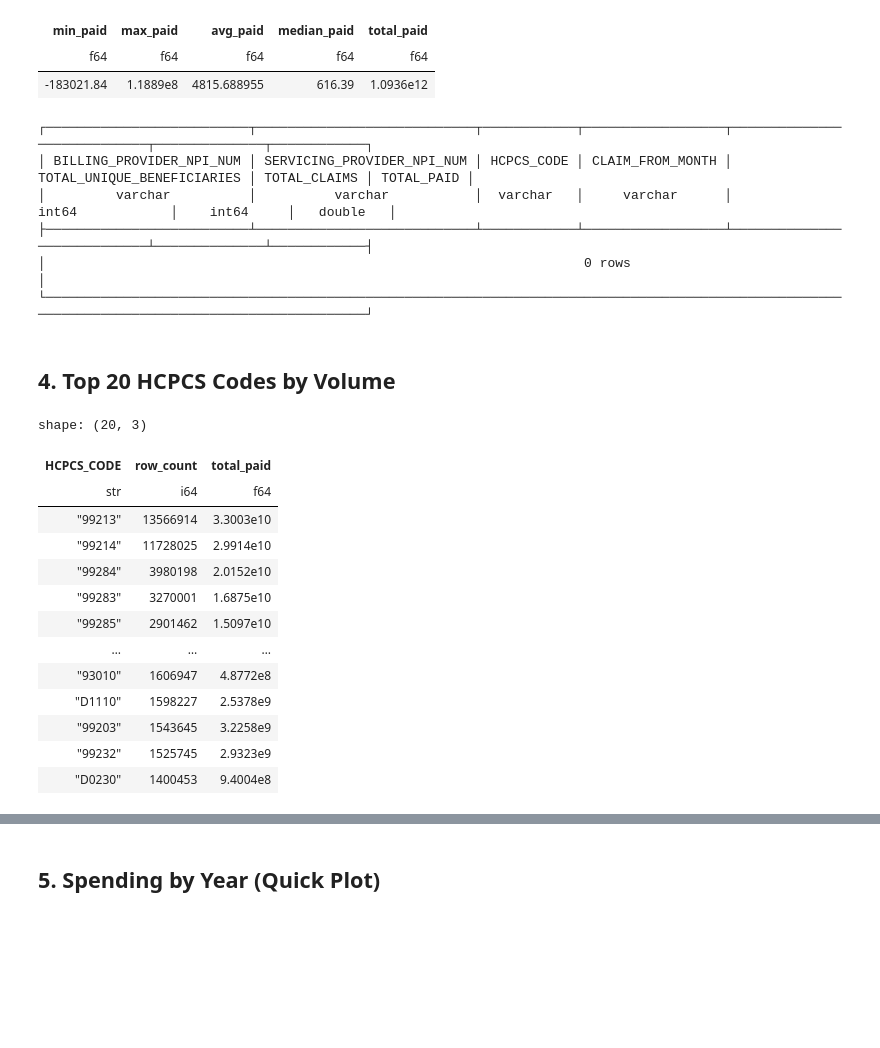
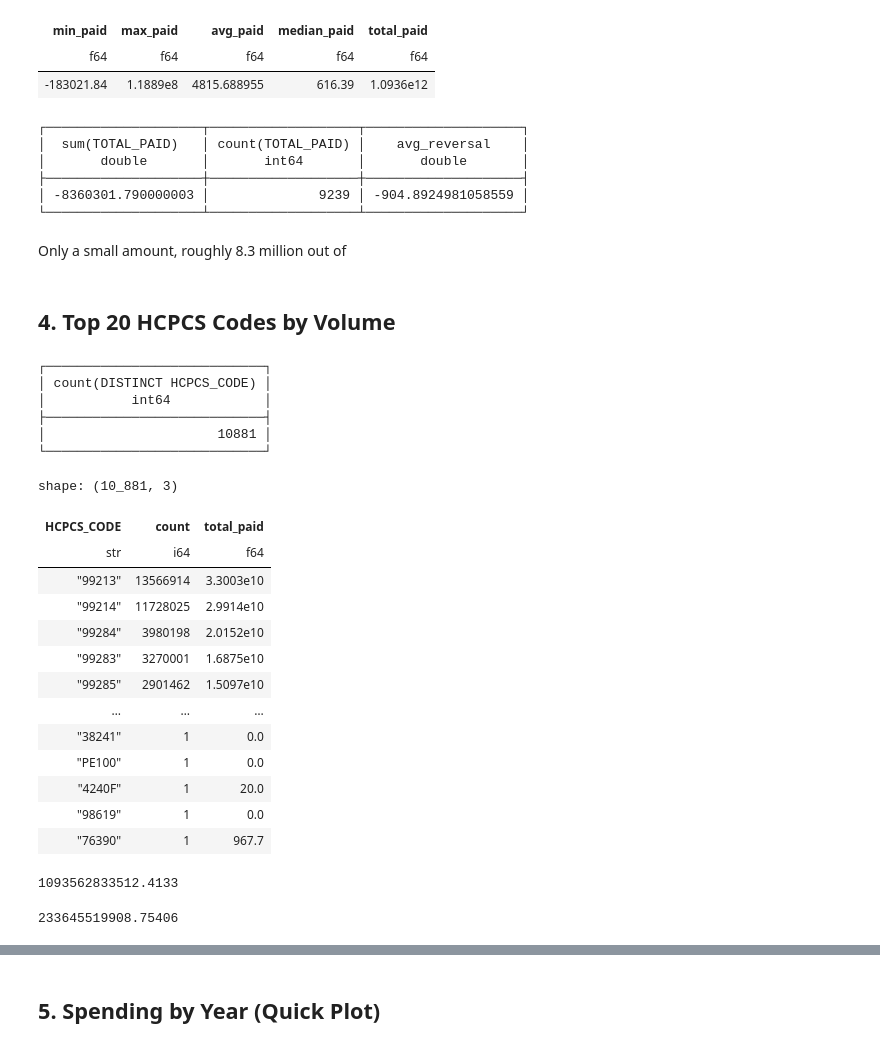
Before and after one commit to adilkassim/medicaid-provider-spending, a Jupyter notebook: notebooks/01_eda.ipynb, the cells around one changed output, grey strips where cells are left out. Drawn from its saved outputs; the diff is of its cells as text; code cells hidden in the pictures; blank space fills up the shorter version.

```diff
--- a/notebooks/01_eda.ipynb
+++ b/notebooks/01_eda.ipynb
@@ -72,34 +183,49 @@ shape: (1, 5)
 | f64 | f64 | f64 | f64 | f64 |
 | -183021.84 | 1.1889e8 | 4815.688955 | 616.39 | 1.0936e12 |
 # %%
-## Shouldn't be any negatives
-## Let's check how many there are
+## Let's check how many negatives there are
+## We shouldn't remove negatives as they represent claim reversals
+## and they ultimately represent net medicaid spend
 
 con.sql("""
-    SELECT *
+    SELECT
+        SUM(TOTAL_PAID),
+        COUNT(TOTAL_PAID),
+        SUM(TOTAL_PAID) / COUNT(TOTAL_PAID) as avg_reversal
     FROM medicaid
-    WHERE TOTAL_CLAIMS = 0
+    WHERE TOTAL_PAID < 0
 """)
 # %% [output]
-┌──────────────────────────┬────────────────────────────┬────────────┬──────────────────┬────────────────────────────┬──────────────┬────────────┐
-│ BILLING_PROVIDER_NPI_NUM │ SERVICING_PROVIDER_NPI_NUM │ HCPCS_CODE │ CLAIM_FROM_MONTH │ TOTAL_UNIQUE_BENEFICIARIES │ TOTAL_CLAIMS │ TOTAL_PAID │
-│         varchar          │          varchar           │  varchar   │     varchar      │           int64            │    int64     │   double   │
-├──────────────────────────┴────────────────────────────┴────────────┴──────────────────┴────────────────────────────┴──────────────┴────────────┤
-│                                                                     0 rows                                                                     │
-└────────────────────────────────────────────────────────────────────────────────────────────────────────────────────────────────────────────────┘
+┌────────────────────┬───────────────────┬────────────────────┐
+│  sum(TOTAL_PAID)   │ count(TOTAL_PAID) │    avg_reversal    │
+│       double       │       int64       │       double       │
+├────────────────────┼───────────────────┼────────────────────┤
+│ -8360301.790000003 │              9239 │ -904.8924981058559 │
+└────────────────────┴───────────────────┴────────────────────┘
+# %% [markdown]
+Only a small amount, roughly 8.3 million out of
 # %% [markdown]
 ## 4. Top 20 HCPCS Codes by Volume
+# %%
+con.sql("SELECT COUNT(DISTINCT HCPCS_CODE) FROM medicaid")
+# %% [output]
+┌────────────────────────────┐
+│ count(DISTINCT HCPCS_CODE) │
+│           int64            │
+├────────────────────────────┤
+│                      10881 │
+└────────────────────────────┘
 # %%
-con.sql("""
-    SELECT HCPCS_CODE, COUNT(*) AS row_count, SUM(TOTAL_PAID) AS total_paid
+hcpcs = con.sql("""
+    SELECT HCPCS_CODE, COUNT(*) AS count, SUM(TOTAL_PAID) AS total_paid
     FROM medicaid
     GROUP BY HCPCS_CODE
-    ORDER BY row_count DESC
-    LIMIT 20
+    ORDER BY count DESC
 """).pl()
+hcpcs
 # %% [output]
-shape: (20, 3)
+shape: (10_881, 3)
-| HCPCS_CODE | row_count | total_paid |
+| HCPCS_CODE | count | total_paid |
 | str | i64 | f64 |
 | "99213" | 13566914 | 3.3003e10 |
 | "99214" | 11728025 | 2.9914e10 |
@@ -107,8 +233,16 @@ shape: (20, 3)
 | "99283" | 3270001 | 1.6875e10 |
 | "99285" | 2901462 | 1.5097e10 |
 | … | … | … |
-| "93010" | 1606947 | 4.8772e8 |
-| "D1110" | 1598227 | 2.5378e9 |
-| "99203" | 1543645 | 3.2258e9 |
-| "99232" | 1525745 | 2.9323e9 |
-| "D0230" | 1400453 | 9.4004e8 |
+| "38241" | 1 | 0.0 |
+| "PE100" | 1 | 0.0 |
+| "4240F" | 1 | 20.0 |
+| "98619" | 1 | 0.0 |
+| "76390" | 1 | 967.7 |
+# %%
+hcpcs["total_paid"].sum()
+# %% [output]
+1093562833512.4133
+# %%
+hcpcs.head(32)["total_paid"].sum()
+# %% [output]
+233645519908.75406
```
Also changed, not shown: parts of 22 cells of this notebook, 2 other files.
